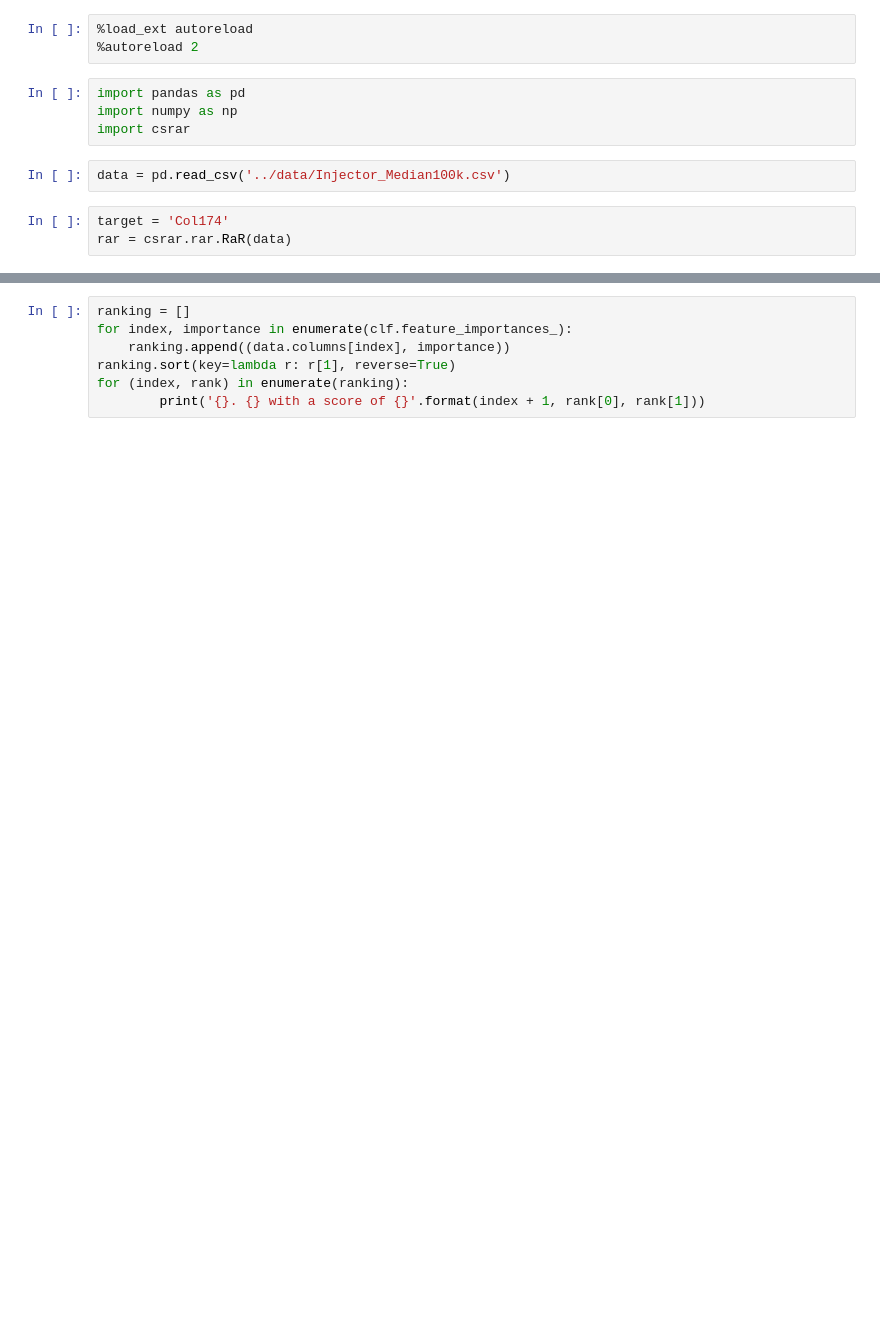
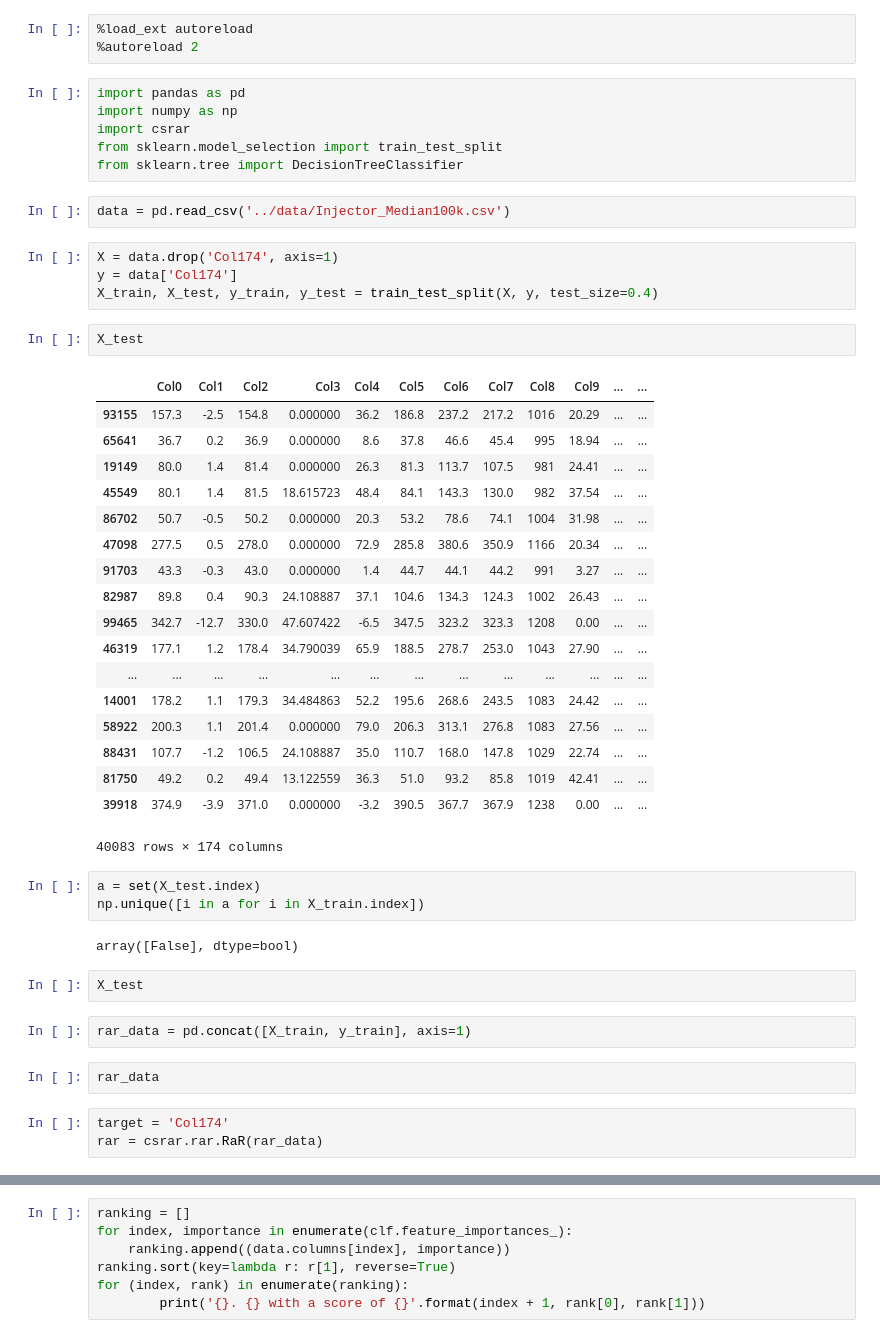
Before and after one commit to KDD-OpenSource/wRaR, a Jupyter notebook: examples/EstimateCost.ipynb, the cells around one changed output, grey strips where cells are left out. Saved outputs shown, nothing was run; the diff lists cells and outputs as text; blank space fills up the shorter version.

```diff
--- a/examples/EstimateCost.ipynb
+++ b/examples/EstimateCost.ipynb
@@ -5,9 +5,47 @@
 import pandas as pd
 import numpy as np
 import csrar
+from sklearn.model_selection import train_test_split
+from sklearn.tree import DecisionTreeClassifier
 # %%
 data = pd.read_csv('../data/Injector_Median100k.csv')
+# %%
+X = data.drop('Col174', axis=1)
+y = data['Col174']
+X_train, X_test, y_train, y_test = train_test_split(X, y, test_size=0.4)
+# %%
+X_test
+# %% [output]
+|  | Col0 | Col1 | Col2 | Col3 | Col4 | Col5 | Col6 | Col7 | Col8 | Col9 | ... | ... |
+| 93155 | 157.3 | -2.5 | 154.8 | 0.000000 | 36.2 | 186.8 | 237.2 | 217.2 | 1016 | 20.29 | ... | ... |
+| 65641 | 36.7 | 0.2 | 36.9 | 0.000000 | 8.6 | 37.8 | 46.6 | 45.4 | 995 | 18.94 | ... | ... |
+| 19149 | 80.0 | 1.4 | 81.4 | 0.000000 | 26.3 | 81.3 | 113.7 | 107.5 | 981 | 24.41 | ... | ... |
+| 45549 | 80.1 | 1.4 | 81.5 | 18.615723 | 48.4 | 84.1 | 143.3 | 130.0 | 982 | 37.54 | ... | ... |
+| 86702 | 50.7 | -0.5 | 50.2 | 0.000000 | 20.3 | 53.2 | 78.6 | 74.1 | 1004 | 31.98 | ... | ... |
+| 47098 | 277.5 | 0.5 | 278.0 | 0.000000 | 72.9 | 285.8 | 380.6 | 350.9 | 1166 | 20.34 | ... | ... |
+| 91703 | 43.3 | -0.3 | 43.0 | 0.000000 | 1.4 | 44.7 | 44.1 | 44.2 | 991 | 3.27 | ... | ... |
+| 82987 | 89.8 | 0.4 | 90.3 | 24.108887 | 37.1 | 104.6 | 134.3 | 124.3 | 1002 | 26.43 | ... | ... |
+| 99465 | 342.7 | -12.7 | 330.0 | 47.607422 | -6.5 | 347.5 | 323.2 | 323.3 | 1208 | 0.00 | ... | ... |
+| 46319 | 177.1 | 1.2 | 178.4 | 34.790039 | 65.9 | 188.5 | 278.7 | 253.0 | 1043 | 27.90 | ... | ... |
+| ... | ... | ... | ... | ... | ... | ... | ... | ... | ... | ... | ... | ... |
+| 14001 | 178.2 | 1.1 | 179.3 | 34.484863 | 52.2 | 195.6 | 268.6 | 243.5 | 1083 | 24.42 | ... | ... |
+| 58922 | 200.3 | 1.1 | 201.4 | 0.000000 | 79.0 | 206.3 | 313.1 | 276.8 | 1083 | 27.56 | ... | ... |
+| 88431 | 107.7 | -1.2 | 106.5 | 24.108887 | 35.0 | 110.7 | 168.0 | 147.8 | 1029 | 22.74 | ... | ... |
+| 81750 | 49.2 | 0.2 | 49.4 | 13.122559 | 36.3 | 51.0 | 93.2 | 85.8 | 1019 | 42.41 | ... | ... |
+| 39918 | 374.9 | -3.9 | 371.0 | 0.000000 | -3.2 | 390.5 | 367.7 | 367.9 | 1238 | 0.00 | ... | ... |
+40083 rows × 174 columns
+# %%
+a = set(X_test.index)
+np.unique([i in a for i in X_train.index])
+# %% [output]
+array([False], dtype=bool)
+# %%
+X_test
+# %%
+rar_data = pd.concat([X_train, y_train], axis=1)
+# %%
+rar_data
 # %%
 target = 'Col174'
-rar = csrar.rar.RaR(data)
+rar = csrar.rar.RaR(rar_data)
 # %%
```
Also changed, not shown: parts of 11 cells of this notebook, 6 other files.
